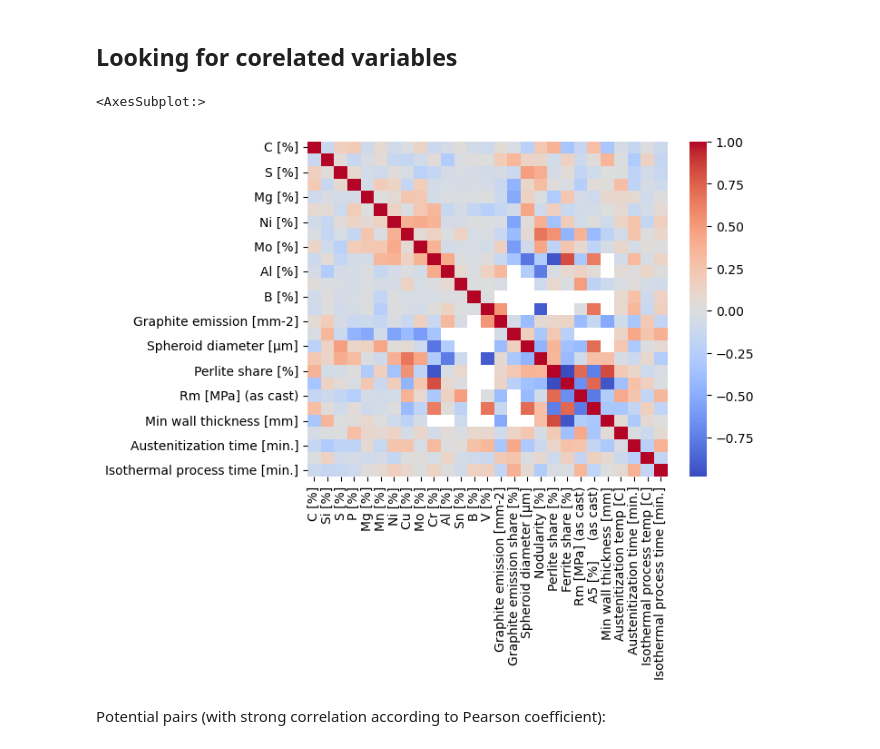
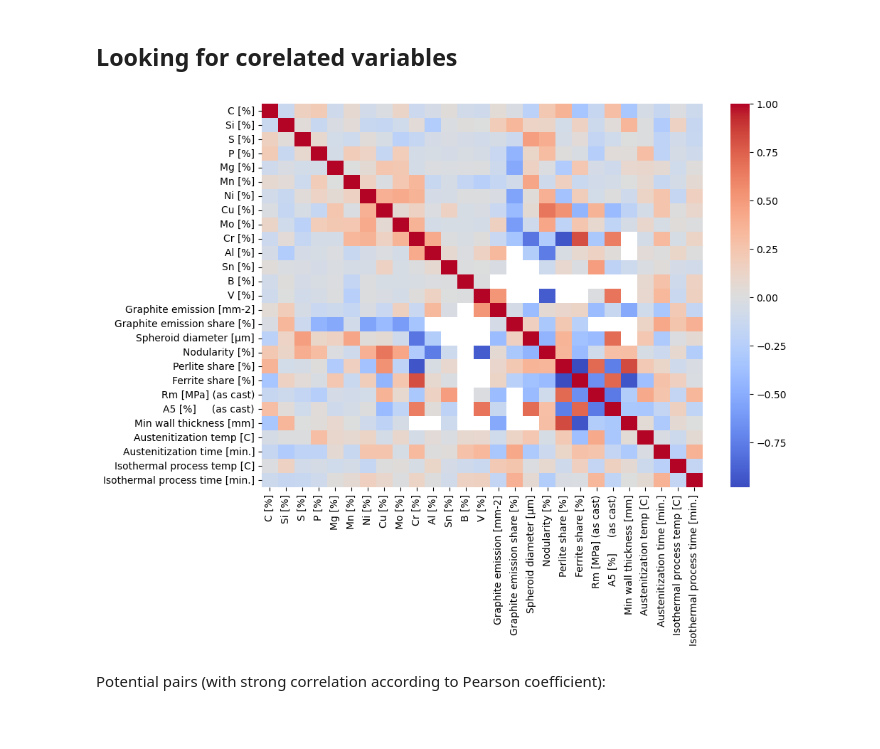
Before and after one commit to akbuchowicz/foundry-project, a Jupyter notebook: data_preprocessing.ipynb, the cells around one changed output. Saved outputs shown, nothing was run; the diff lists cells and outputs as text; code cells hidden in the pictures.

```diff
--- a/data_preprocessing.ipynb
+++ b/data_preprocessing.ipynb
@@ -344,11 +359,14 @@ sns.histplot(df_y['Rm [MPa]'])
 # %%
 import re
 df_X1=df_X.drop(['Id', 'Spheroid size'], axis=1)
+df_y1=df_y.drop(['HRB'], axis=1)
+df_for_corr = df_X1.join(df_y1)
 correletions = df_X1.corr()
-sns.heatmap(correletions, annot=False, cmap='coolwarm')
+
+plt.figure(figsize=(10,7))
+ax = sns.heatmap(correletions, annot=False, cmap='coolwarm')
 # %% [output]
-<AxesSubplot:>
-[figure, old version]
+[figure, new version]
 # %% [markdown]
 Potential pairs (with strong correlation according to Pearson coefficient):
 # %%
```
Also changed, not shown: parts of 3 cells of this notebook.
